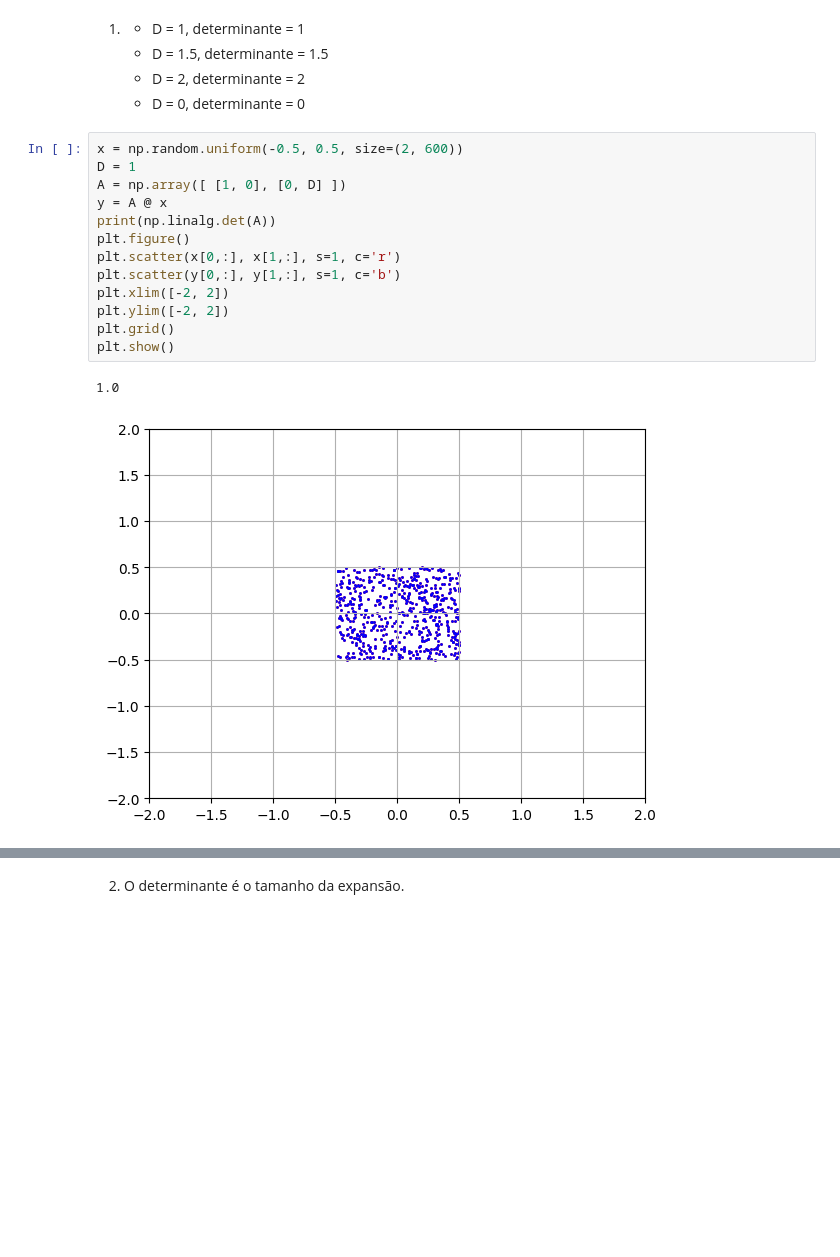
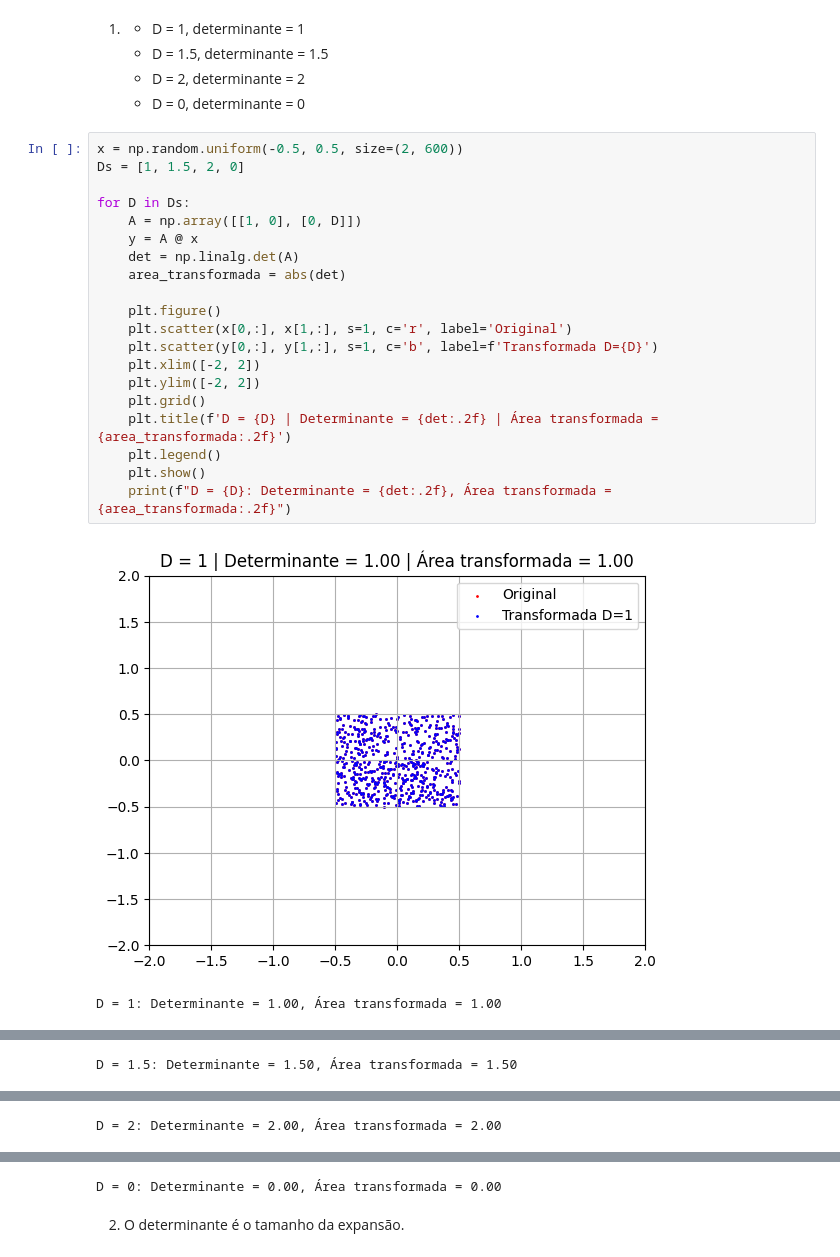
Before and after one commit to tiagoft/alglin, a Jupyter notebook: Notebooks/Gabaritos/gabarito_aula03.ipynb, the cells around one changed output, grey strips where cells are left out. Cells and saved outputs as stored; diff of their text form; blank space fills up the shorter version.

```diff
--- a/Notebooks/Gabaritos/gabarito_aula03.ipynb
+++ b/Notebooks/Gabaritos/gabarito_aula03.ipynb
@@ -141,17 +186,24 @@ Exercicio 3
     - D = 0, determinante = 0
 # %%
 x = np.random.uniform(-0.5, 0.5, size=(2, 600))
-D = 1
-A = np.array([ [1, 0], [0, D] ])
-y = A @ x
-print(np.linalg.det(A))
-plt.figure()
-plt.scatter(x[0,:], x[1,:], s=1, c='r')
-plt.scatter(y[0,:], y[1,:], s=1, c='b')
-plt.xlim([-2, 2])
-plt.ylim([-2, 2])
-plt.grid()
-plt.show()
+Ds = [1, 1.5, 2, 0]
+
+for D in Ds:
+    A = np.array([[1, 0], [0, D]])
+    y = A @ x
+    det = np.linalg.det(A)
+    area_transformada = abs(det)
+
+    plt.figure()
+    plt.scatter(x[0,:], x[1,:], s=1, c='r', label='Original')
+    plt.scatter(y[0,:], y[1,:], s=1, c='b', label=f'Transformada D={D}')
+    plt.xlim([-2, 2])
+    plt.ylim([-2, 2])
+    plt.grid()
+    plt.title(f'D = {D} | Determinante = {det:.2f} | Área transformada = {area_transformada:.2f}')
+    plt.legend()
+    plt.show()
+    print(f"D = {D}: Determinante = {det:.2f}, Área transformada = {area_transformada:.2f}")
 # %% [output]
+[figure, new version]
-1.0
+D = 1: Determinante = 1.00, Área transformada = 1.00
-[figure, old version]
@@ -157,0 +211 @@ plt.show()
+D = 1.5: Determinante = 1.50, Área transformada = 1.50
@@ -157,0 +213 @@ plt.show()
+D = 2: Determinante = 2.00, Área transformada = 2.00
@@ -158,3 +215,4 @@ plt.show()
+D = 0: Determinante = 0.00, Área transformada = 0.00
 # %% [markdown]
 2) O determinante é o tamanho da expansão.
 # %% [markdown]
```
Also changed, not shown: parts of 23 cells of this notebook, 1 other file.
